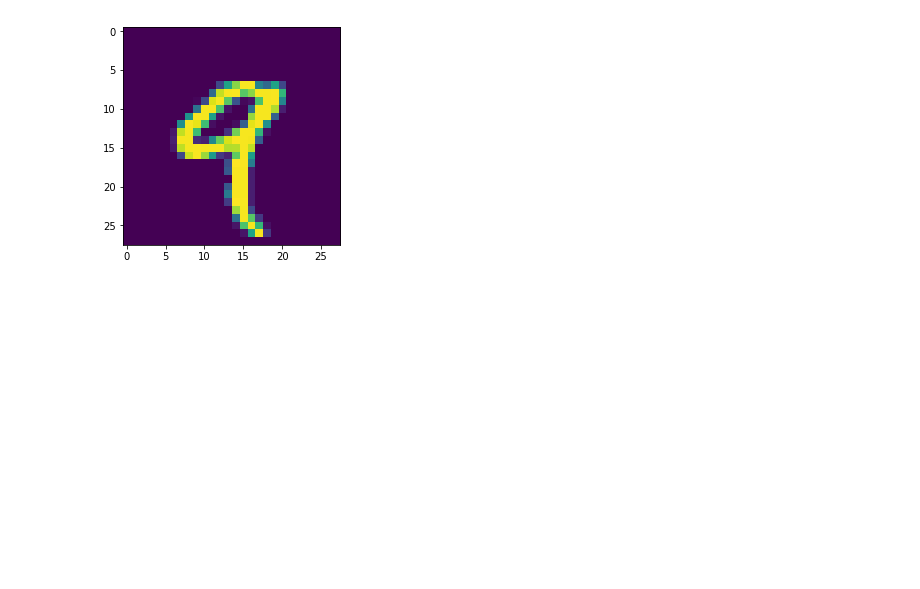
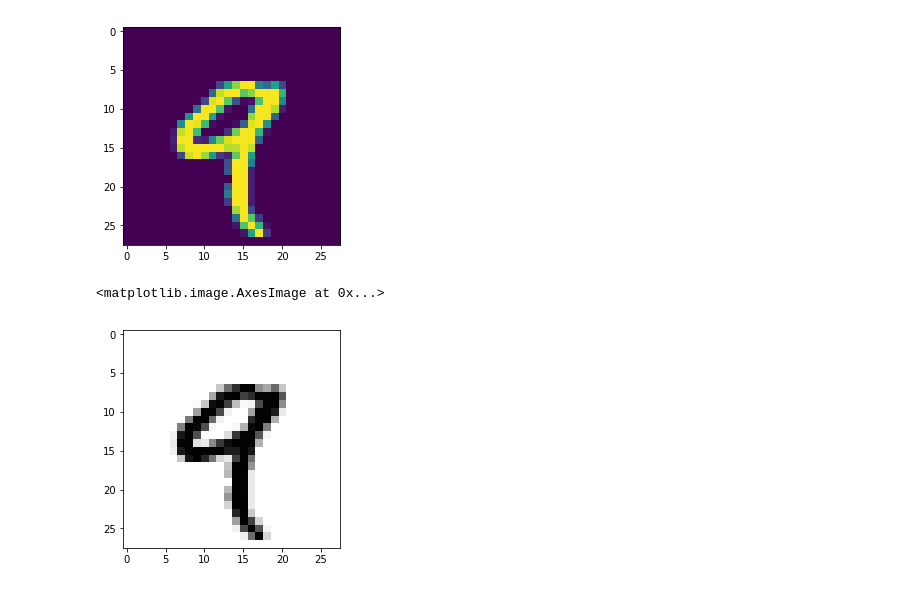
Before and after one commit to charonux/Notebooks, a Jupyter notebook: 01.Keras/01.Tensors_Representations.ipynb, the cells around one changed output. Drawn from its saved outputs; the diff is of its cells as text; code cells hidden in the pictures; blank space fills up the shorter version.

```diff
--- a/01.Keras/01.Tensors_Representations.ipynb
+++ b/01.Keras/01.Tensors_Representations.ipynb
@@ -60,3 +60,8 @@ plt.show()
 # %% [output]
 3 D Tensor, 60000 samples, 28 x_digit, 28 y_digit, uint8 data type.
 [figure]
+# %%
+plt.imshow(digit, cmap=plt.cm.binary)
+# %% [output]
+<matplotlib.image.AxesImage at 0x...>
+[figure, added]
```
Also changed, not shown: 16 other files.
